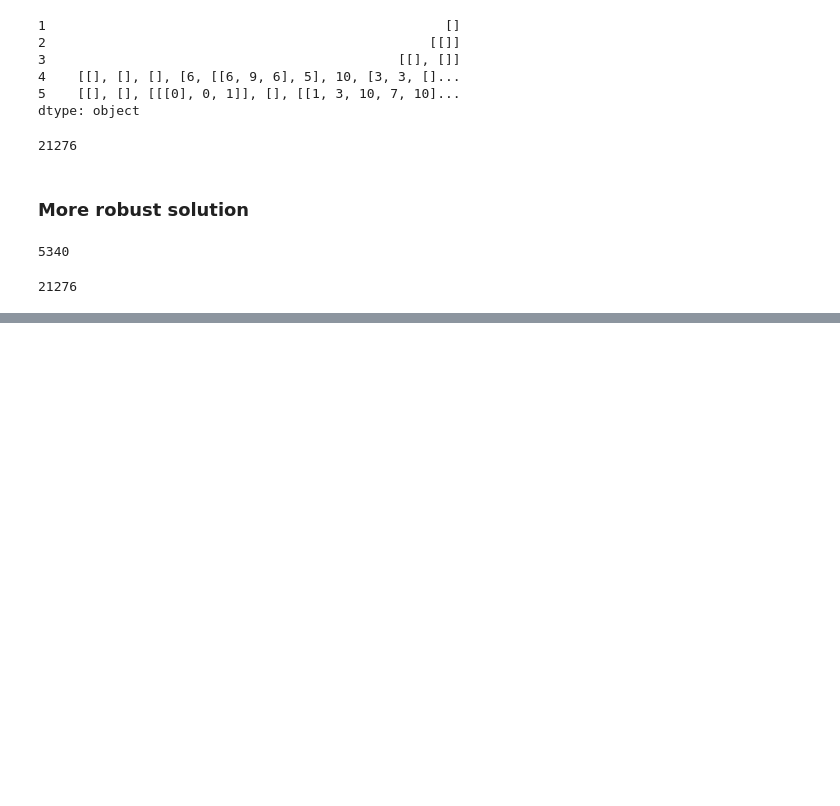
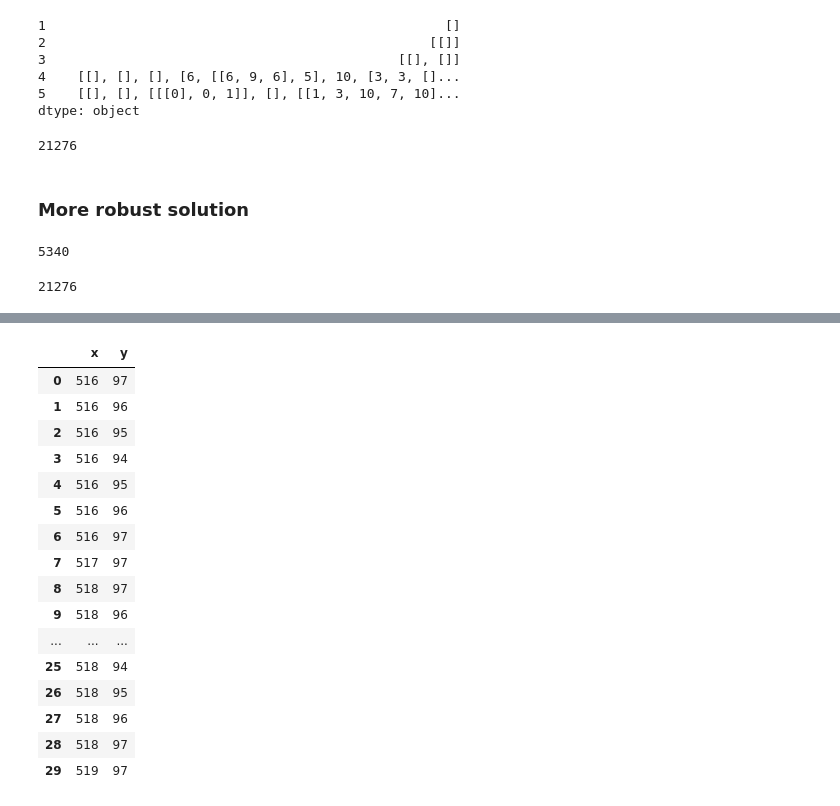
Before and after one commit to tdpetrou/Advent-of-Code-Pandas, a Jupyter notebook: 2022/Problems.ipynb, the cells around one changed output, grey strips where cells are left out. Cells and saved outputs as stored; diff of their text form; code cells hidden in the pictures; blank space fills up the shorter version.

```diff
--- a/2022/Problems.ipynb
+++ b/2022/Problems.ipynb
@@ -820,0 +1640,20 @@ final = sorted(df.stack().tolist() + [[[2]], [[6]]], key=key, reverse=True)
+# %%
+df_grp0.reindex(range(max(df_grp0.index) + 1)).interpolate().astype('int64').head(30)
+# %% [output]
+|  | x | y |
+| 0 | 516 | 97 |
+| 1 | 516 | 96 |
+| 2 | 516 | 95 |
+| 3 | 516 | 94 |
+| 4 | 516 | 95 |
+| 5 | 516 | 96 |
+| 6 | 516 | 97 |
+| 7 | 517 | 97 |
+| 8 | 518 | 97 |
+| 9 | 518 | 96 |
+| ... | ... | ... |
+| 25 | 518 | 94 |
+| 26 | 518 | 95 |
+| 27 | 518 | 96 |
+| 28 | 518 | 97 |
+| 29 | 519 | 97 |
```
Also changed, not shown: parts of 120 cells of this notebook, 2 other files.
